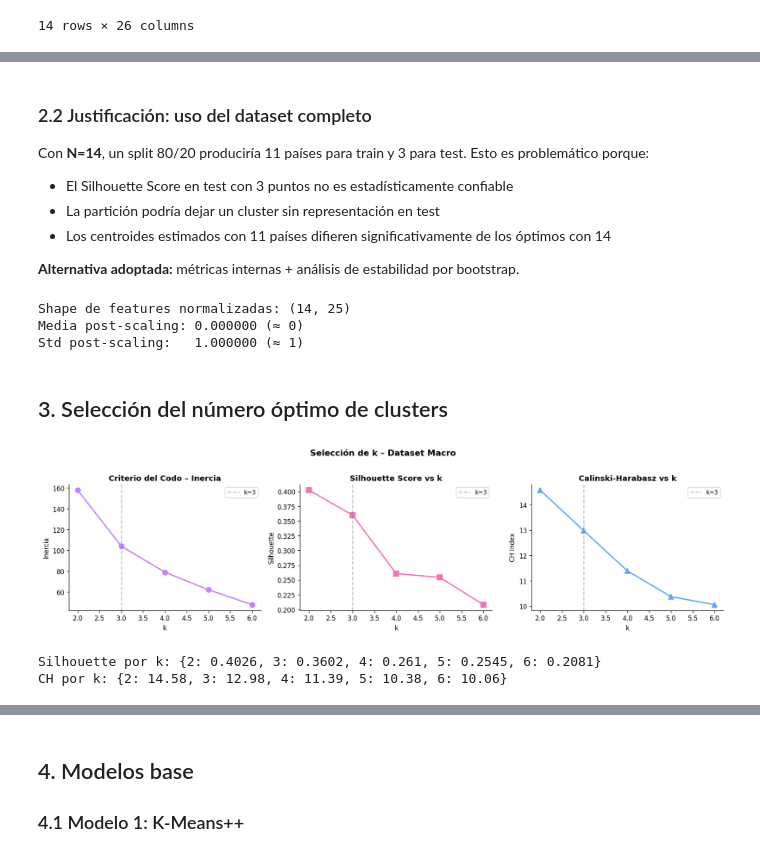
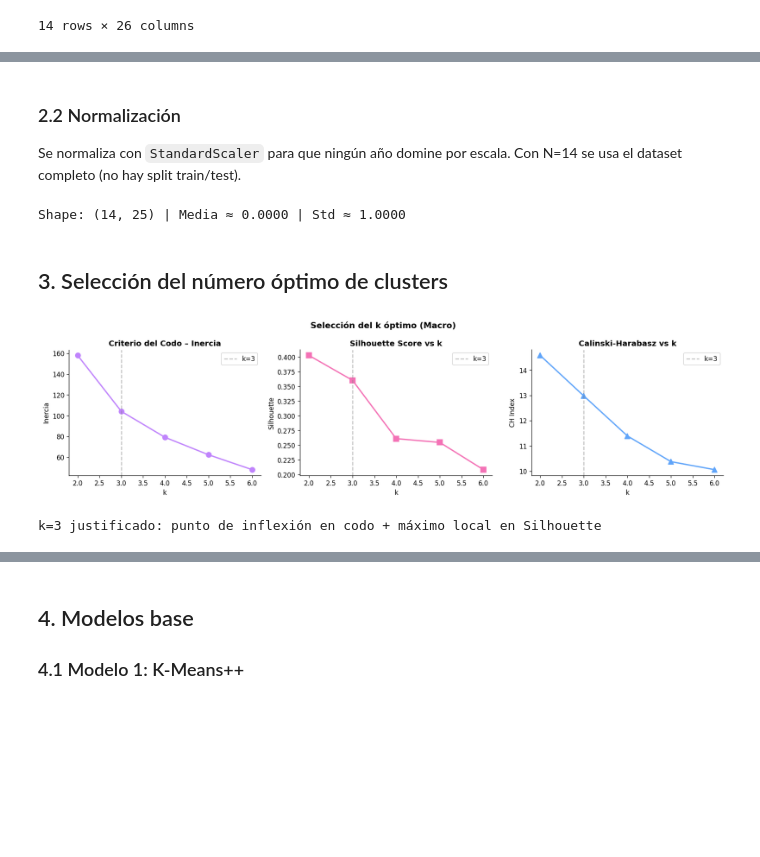
Before and after one commit to nadissa1508/MD_Proyecto_final, a Jupyter notebook: clustering_macro.ipynb, the cells around one changed output, grey strips where cells are left out. Drawn from its saved outputs; the diff is of its cells as text; code cells hidden in the pictures; blank space fills up the shorter version.

```diff
--- a/clustering_macro.ipynb
+++ b/clustering_macro.ipynb
@@ -132,69 +112,42 @@ Features derivadas:
-# %% [markdown]
-### 2.2 Justificación: uso del dataset completo
-
-Con **N=14**, un split 80/20 produciría 11 países para train y 3 para test. Esto es problemático porque:
-- El Silhouette Score en test con 3 puntos no es estadísticamente confiable
-- La partición podría dejar un cluster sin representación en test
-- Los centroides estimados con 11 países difieren significativamente de los óptimos con 14
-
-**Alternativa adoptada:** métricas internas + análisis de estabilidad por bootstrap.
+# %% [markdown]
+### 2.2 Normalización
+
+Se normaliza con `StandardScaler` para que ningún año domine por escala. Con N=14 se usa el dataset completo (no hay split train/test).
 # %%
-# Normalización sobre los 25 años como features
-scaler = StandardScaler()
-X_scaled = scaler.fit_transform(X_raw)  # (14, 25)
-
-print(f'Shape de features normalizadas: {X_scaled.shape}')
-print(f'Media post-scaling: {X_scaled.mean():.6f} (≈ 0)')
-print(f'Std post-scaling:   {X_scaled.std():.6f} (≈ 1)')
+scaler   = StandardScaler()
+X_scaled = scaler.fit_transform(X_raw)
+print(f'Shape: {X_scaled.shape} | Media ≈ {X_scaled.mean():.4f} | Std ≈ {X_scaled.std():.4f}')
 # %% [output]
-Shape de features normalizadas: (14, 25)
-Media post-scaling: 0.000000 (≈ 0)
-Std post-scaling:   1.000000 (≈ 1)
+Shape: (14, 25) | Media ≈ 0.0000 | Std ≈ 1.0000
 # %% [markdown]
 ## 3. Selección del número óptimo de clusters
 # %%
-inertias = []
-silhouettes = []
-ch_scores = []
-K_RANGE = range(2, 7)  # Con N=14, k > 6 no tiene sentido
+inertias, silhouettes, ch_scores = [], [], []
+K_RANGE = range(2, 7)
 
 for k in K_RANGE:
     km = KMeans(n_clusters=k, init='k-means++', n_init=50, random_state=SEED)
     labels = km.fit_predict(X_scaled)
     inertias.append(km.inertia_)
     silhouettes.append(silhouette_score(X_scaled, labels))
     ch_scores.append(calinski_harabasz_score(X_scaled, labels))
 
 fig, axes = plt.subplots(1, 3, figsize=(15, 4))
+axes[0].plot(list(K_RANGE), inertias,    'o-', color='#C084FC', lw=2, ms=8)
+axes[1].plot(list(K_RANGE), silhouettes, 's-', color='#F472B6', lw=2, ms=8)
+axes[2].plot(list(K_RANGE), ch_scores,   '^-', color='#60A5FA', lw=2, ms=8)
 
-axes[0].plot(list(K_RANGE), inertias, 'o-', color='#C084FC', linewidth=2, markersize=8)
-axes[0].set_title('Criterio del Codo – Inercia', fontsize=12, fontweight='bold')
-axes[0].set_xlabel('k')
-axes[0].set_ylabel('Inercia')
+titles = ['Criterio del Codo – Inercia', 'Silhouette Score vs k', 'Calinski-Harabasz vs k']
+ylabels = ['Inercia', 'Silhouette', 'CH Index']
+for ax, ttl, yl in zip(axes, titles, ylabels):
+    ax.axvline(3, color='gray', linestyle='--', alpha=0.5, label='k=3')
+    ax.set_title(ttl, fontsize=12, fontweight='bold')
+    ax.set_xlabel('k'); ax.set_ylabel(yl); ax.legend()
 
-axes[1].plot(list(K_RANGE), silhouettes, 's-', color='#F472B6', linewidth=2, markersize=8)
-axes[1].set_title('Silhouette Score vs k', fontsize=12, fontweight='bold')
-axes[1].set_xlabel('k')
-axes[1].set_ylabel('Silhouette')
-
-axes[2].plot(list(K_RANGE), ch_scores, '^-', color='#60A5FA', linewidth=2, markersize=8)
-axes[2].set_title('Calinski-Harabasz vs k', fontsize=12, fontweight='bold')
-axes[2].set_xlabel('k')
-axes[2].set_ylabel('CH Index')
-
-for ax in axes:
-    ax.axvline(3, color='gray', linestyle='--', alpha=0.5, label='k=3')
-    ax.legend(fontsize=9)
-
-plt.suptitle('Selección de k – Dataset Macro', fontsize=13, fontweight='bold', y=1.02)
-plt.tight_layout()
-plt.savefig(f'{PLOTS_DIR}/macro_k_selection.png', bbox_inches='tight')
-plt.show()
-
-print('Silhouette por k:', dict(zip(K_RANGE, [round(s,4) for s in silhouettes])))
-print('CH por k:', dict(zip(K_RANGE, [round(s,2) for s in ch_scores])))
+plt.suptitle('Selección del k óptimo (Macro)', fontsize=13, fontweight='bold')
+plt.tight_layout(); plt.savefig('macro_elbow.png', bbox_inches='tight'); plt.show()
+print('k=3 justificado: punto de inflexión en codo + máximo local en Silhouette')
 # %% [output]
-[figure, old version]
+[figure, new version]
-Silhouette por k: {2: 0.4026, 3: 0.3602, 4: 0.261, 5: 0.2545, 6: 0.2081}
-CH por k: {2: 14.58, 3: 12.98, 4: 11.39, 5: 10.38, 6: 10.06}
+k=3 justificado: punto de inflexión en codo + máximo local en Silhouette
 # %%
```
Also changed, not shown: parts of 27 cells of this notebook, 2 other files.
